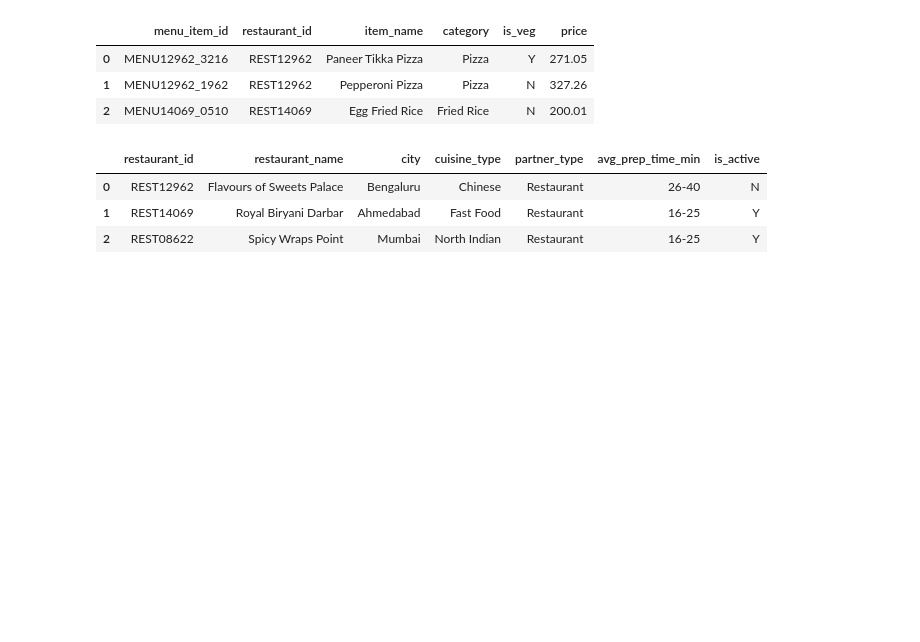
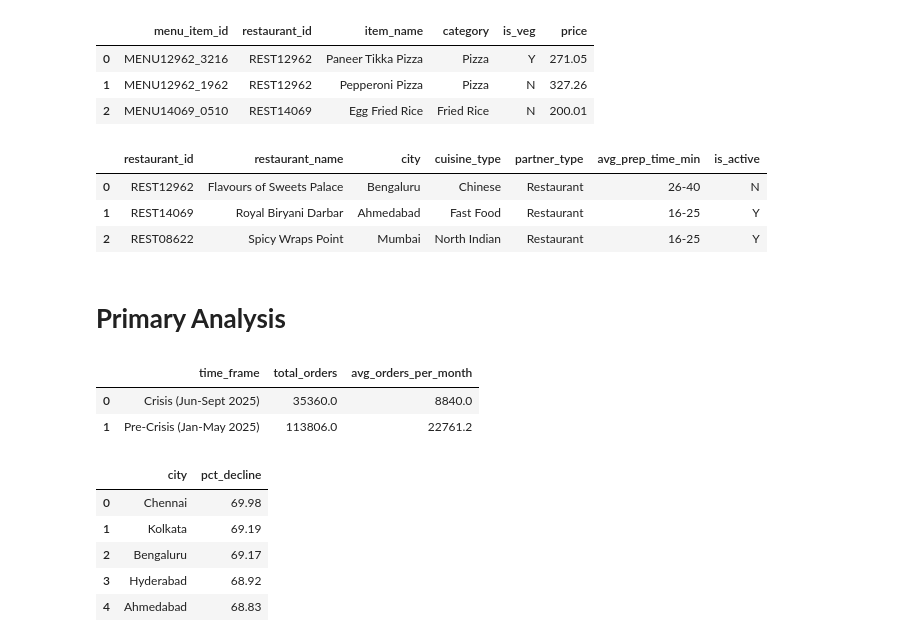
Before and after one commit to Joyan9/Crisis-Recovery-Data-Analytics-Project, a Jupyter notebook: EDA.ipynb, the cells around one changed output. Cells and saved outputs as stored; diff of their text form; code cells hidden in the pictures; blank space fills up the shorter version.

Commit message:
Completed till Q5 of Primary Analysis

```diff
--- a/EDA.ipynb
+++ b/EDA.ipynb
@@ -118,3 +165,69 @@ conn.execute("SELECT * FROM dim_restaurant LIMIT 3;").fetch_df()
 | 0 | REST12962 | Flavours of Sweets Palace | Bengaluru | Chinese | Restaurant | 26-40 | N |
 | 1 | REST14069 | Royal Biryani Darbar | Ahmedabad | Fast Food | Restaurant | 16-25 | Y |
 | 2 | REST08622 | Spicy Wraps Point | Mumbai | North Indian | Restaurant | 16-25 | Y |
+# %% [markdown]
+# **Primary Analysis**
+# %%
+
+# 1. Compare total orders before and after the crisis
+conn.execute("""
+             WITH monthly_orders AS (
+             SELECT
+                EXTRACT('MONTH' FROM order_timestamp) as month,
+                CASE WHEN EXTRACT('MONTH' FROM order_timestamp) BETWEEN 1 AND 5 THEN 'Pre-Crisis (Jan-May 2025)'
+                ELSE 'Crisis (Jun-Sept 2025)' END as time_frame,
+                COUNT(order_id) as total_orders
+             FROM fact_orders
+             GROUP BY EXTRACT('MONTH' FROM order_timestamp)
+             )
+
+             SELECT
+               time_frame,
+               SUM(total_orders) as total_orders,
+               AVG(total_orders) as avg_orders_per_month
+             FROM monthly_orders
+             GROUP BY time_frame
+             """).fetch_df()
+# %% [output]
+|  | time_frame | total_orders | avg_orders_per_month |
+| 0 | Crisis (Jun-Sept 2025) | 35360.0 | 8840.0 |
+| 1 | Pre-Crisis (Jan-May 2025) | 113806.0 | 22761.2 |
+# %%
+
+# 2. Cities with highest percentange decline in orders
+conn.execute("""
+             WITH city_level AS (
+                  SELECT
+                     r.city AS city,
+                     COUNT(CASE WHEN EXTRACT(MONTH FROM o.order_timestamp) BETWEEN 1 AND 5 THEN 1 END) AS orders_pre,
+                     COUNT(CASE WHEN EXTRACT(MONTH FROM o.order_timestamp) BETWEEN 6 AND 9 THEN 1 END) AS orders_crisis
+                  FROM fact_orders o
+                  JOIN dim_restaurant r
+                     ON o.restaurant_id = r.restaurant_id
+                  GROUP BY r.city
+               ),
+
+               percentage_calc AS (
+                  SELECT
+                     city,
+                     orders_pre,
+                     orders_crisis,
+                     ROUND((orders_pre - orders_crisis) * 100.0 / NULLIF(orders_pre,0), 2) AS pct_decline
+                  FROM city_level
+               )
+
+               SELECT
+                  city,
+                  pct_decline
+               FROM percentage_calc
+               WHERE orders_pre > 0
+               ORDER BY pct_decline DESC
+               LIMIT 5;
+             """).fetch_df()
+# %% [output]
+|  | city | pct_decline |
+| 0 | Chennai | 69.98 |
+| 1 | Kolkata | 69.19 |
+| 2 | Bengaluru | 69.17 |
+| 3 | Hyderabad | 68.92 |
+| 4 | Ahmedabad | 68.83 |
```
Also changed, not shown: parts of 11 cells of this notebook, 2 other files.
